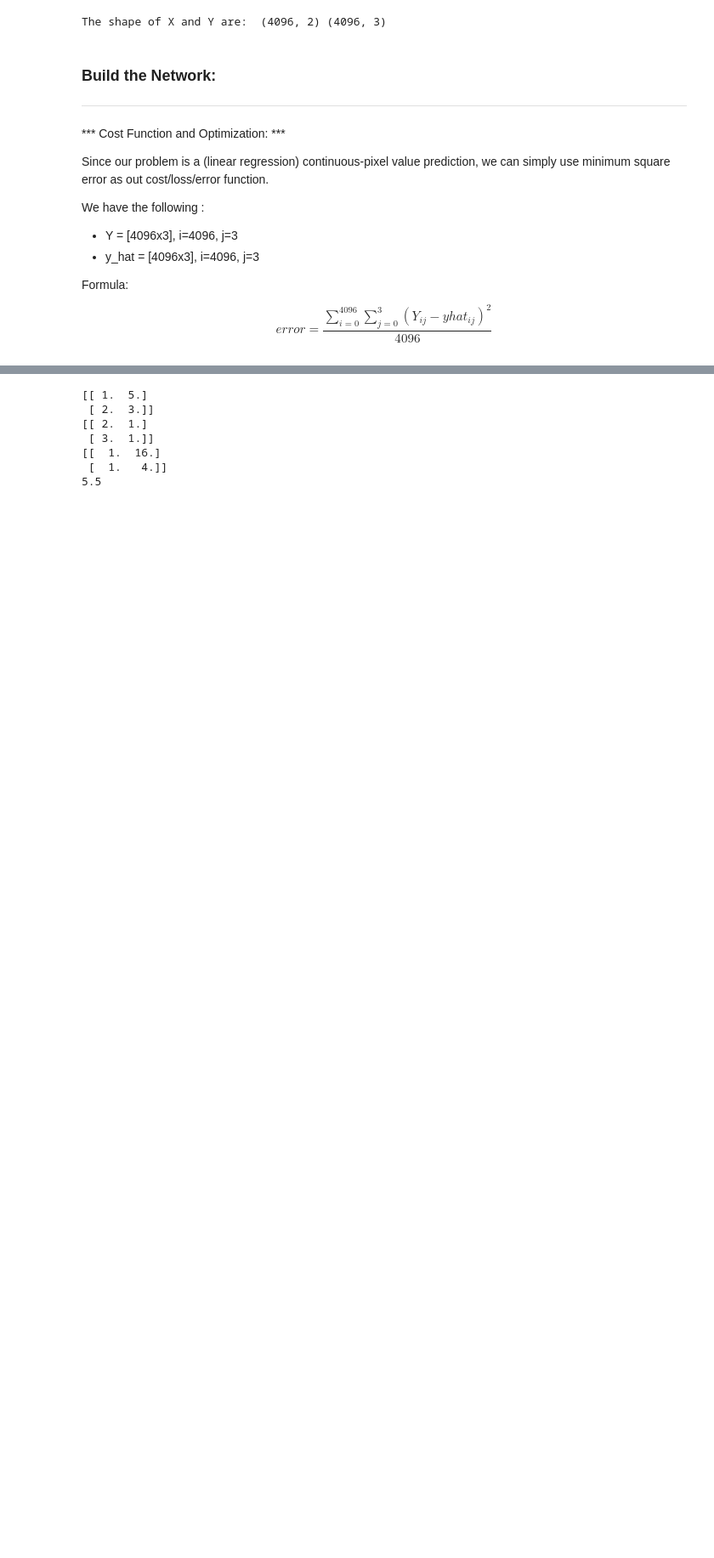
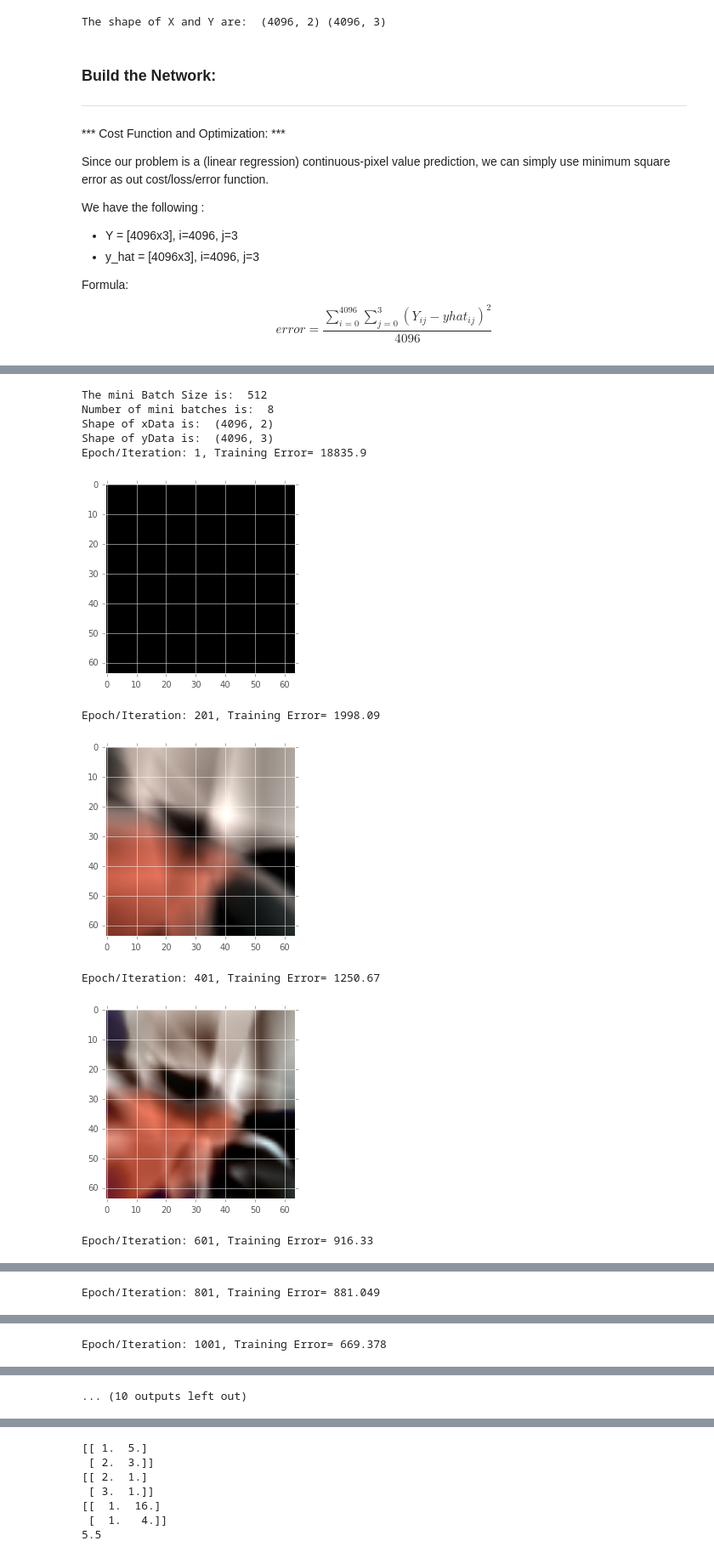
Before and after one commit to Sardhendu/Study, a Jupyter notebook: TensorFlow-NeuralNetworks/TensorFlowOperations/LearnToPaint-DeepNetworks.ipynb, the cells around one changed output, grey strips where cells are left out. Shown: that part at 85% size. Drawn from its saved outputs; the diff is of its cells as text; code cells hidden in the pictures; blank space fills up the shorter version.

Commit message:
painting with Neural Networks

```diff
--- a/TensorFlow-NeuralNetworks/TensorFlowOperations/LearnToPaint-DeepNetworks.ipynb
+++ b/TensorFlow-NeuralNetworks/TensorFlowOperations/LearnToPaint-DeepNetworks.ipynb
@@ -292,12 +289,18 @@ def miniBatchLearning(xInput, yInput, y_pred, learning_rate, numDataPoints, batc
 # %%
-# First, we reset teh graph
+# First, we reset the graph
 ops.reset_default_graph()
 
 # Define how many layers and neurons units
-unitsPerLayer = [2,64,64,64,128,64,64,3] # [numFeatures, numHid1, numHid2, numHid3,numHid4,numHid5, numhid[6], numOutput]
+unitsPerLayer = [2,28,64,128,128,64,28,3] # [numFeatures, numHid1, numHid2, numHid3,numHid4,numHid5, numhid[6], numOutput]
 
 # create the network:
-currentInput = X
+
+# Input Initialization
+x_tf = tf.placeholder(dtype=tf.float32, shape=[None, unitsPerLayer[0]], name='xInputs')
+y_tf = tf.placeholder(dtype=tf.float32, shape=[None, unitsPerLayer[7]], name='yInputs')
+
+# Weight bias and network graph initialization
+currentInput = x_tf
 for layer_i in range(1,len(unitsPerLayer)):
     scope_i = "layer_"+ str(layer_i)
 
@@ -307,10 +310,14 @@ for layer_i in range(1,len(unitsPerLayer)):
                                    nonlinearActivation = True if (layer_i != len(unitsPerLayer)-1) else False,
                                    scope = scope_i)
 
-y_hat = currentInput
-print ('The shape of output unit is: ', y_hat.get_shape())
+y_tf_pred = currentInput
+
+print ('The shape of the input x_tf is: ', x_tf)
+print ('The shape of the input y_tf is: ', y_tf)
+print ('The shape of output unit is: ', y_tf_pred.get_shape())
+[op for op in tf.get_default_graph().get_operations()]
 
 # Cost Function and Optimization:
-cost = tf.reduce_mean(tf.squared_difference(Y, y_hat))
+cost = tf.reduce_mean(tf.squared_difference(y_tf, y_tf_pred))
 optimizer = tf.train.AdamOptimizer(0.001).minimize(cost)
 # %% [output]
@@ -318,20 +329,31 @@ The shape of output unit is:  (4096, 3)
 # %%
 # We creates mini batches
 
-fig, axs = plt.subplots(1,1,figsize=(10,5))#,facecolor='w', edgecolor='k')
-axs.scatter(xData, yData, alpha=0.15, marker='+')
-
-numDataPoints = 1000
-numBatches = 10
+# fig, axs = plt.subplots(1,1,figsize=(10,5))#,facecolor='w', edgecolor='k')
+# axs.scatter(xData, yData, alpha=0.15, marker='+')
+numDataPoints = X.shape[0]
+numBatches = 8
 batchSize = numDataPoints // numBatches
 
-xDataND = xData.reshape(numDataPoints, numFeatures)
-print (xDataND.shape)
 
-miniBatchLearning(xInput=xDataND,
-                  yInput=yData,
-                  y_pred=y_pred,
-                  learning_rate=0.001,
+# xDataND = xData.reshape(numDataPoints, numFeatures)
+# print (xDataND.shape)
+miniBatchLearning(xData=X,
+                  yData=Y,
+                  y_pred=y_tf_pred,
                   numDataPoints=numDataPoints,
                   batchSize=batchSize,
-                  numBatches=numBatches)
+                  numBatches=numBatches,
+                  numIteration=2000)
+# %% [output]
+The mini Batch Size is:  512
+Number of mini batches is:  8
+Shape of xData is:  (4096, 2)
+Shape of yData is:  (4096, 3)
+Epoch/Iteration: 1, Training Error= 18835.9
+[figure, added]
+Epoch/Iteration: 201, Training Error= 1998.09
+[figure, added]
+Epoch/Iteration: 401, Training Error= 1250.67
+[figure, added]
+Epoch/Iteration: 601, Training Error= 916.33
@@ -337,0 +361 @@ miniBatchLearning(xInput=xDataND,
+Epoch/Iteration: 801, Training Error= 881.049
@@ -337,0 +363 @@ miniBatchLearning(xInput=xDataND,
+Epoch/Iteration: 1001, Training Error= 669.378
@@ -337,0 +365 @@ miniBatchLearning(xInput=xDataND,
+... (10 outputs left out)
```
Also changed, not shown: parts of 8 cells of this notebook.
